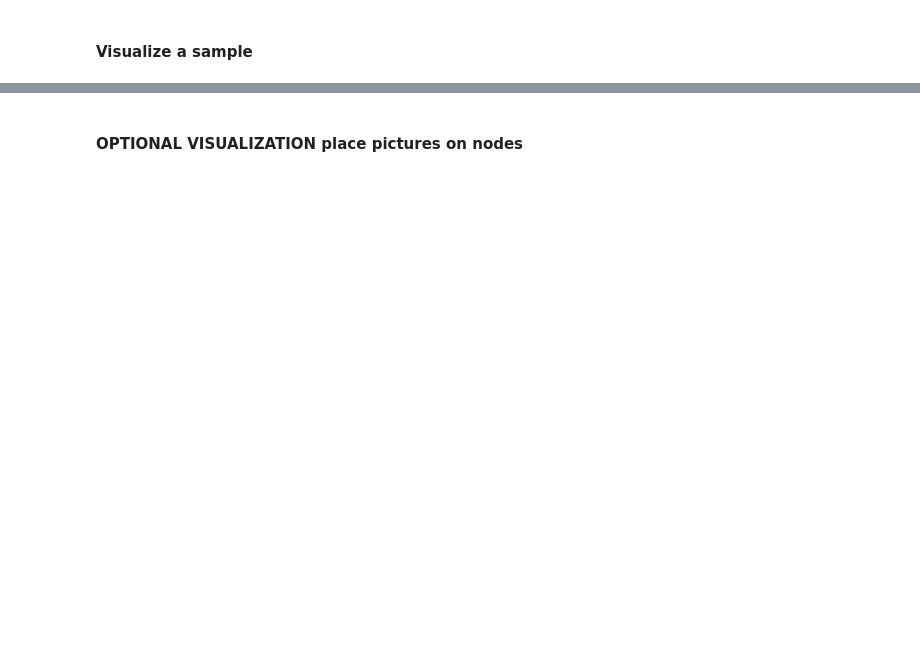
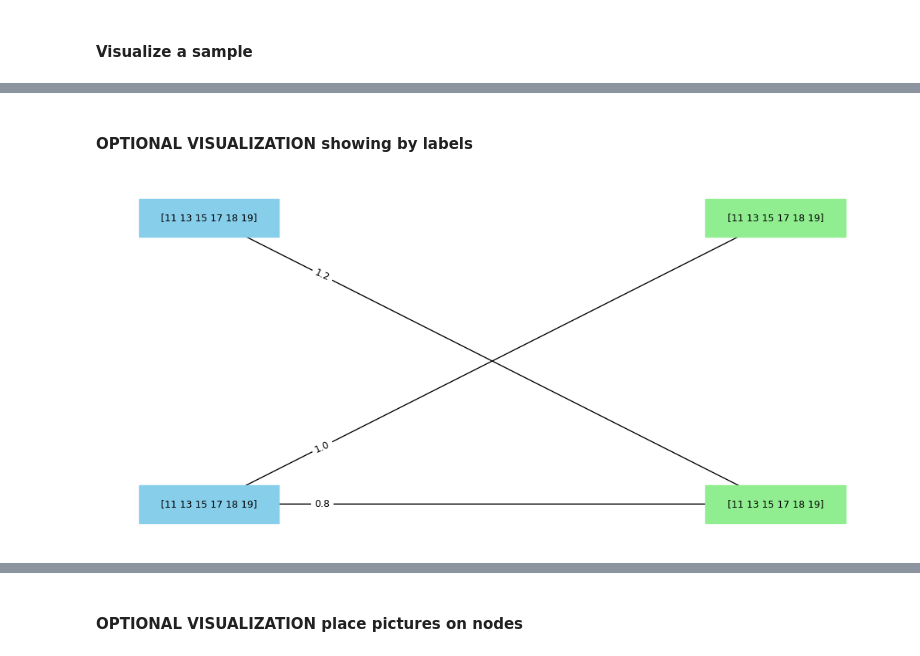
Before and after one commit to gaggioaxel/OoM-Thesis, a Jupyter notebook: code/src/OoM.ipynb, the cells around one changed output, grey strips where cells are left out. Drawn from its saved outputs; the diff is of its cells as text; code cells hidden in the pictures; blank space fills up the shorter version.

```diff
--- a/code/src/OoM.ipynb
+++ b/code/src/OoM.ipynb
@@ -746,0 +828,55 @@ relabeled 3 -> 3
+# %% [markdown]
+#### OPTIONAL VISUALIZATION showing by labels
+# %%
+import networkx as nx
+import matplotlib.pyplot as plt
+import numpy as np
+
+# Assuming you have a dictionary of edges with weights like this (node1 -> {node3: {'weight': 1.2}}):
+edges_dict_with_weights = {
+    'node1': {'node3': {'weight': 1.2}},
+    'node2': {'node3': {'weight': 0.8}, 'node4': {'weight': 1.0}}
+}
+
+# Create the graph directly from the dictionary of edges with weights
+G = nx.from_dict_of_dicts(edges_dict_with_weights,create_using=nx.DiGraph)
+
+# Create bipartite layout
+left_nodes = ['node1', 'node2']
+right_nodes = ['node3', 'node4']
+
+example = np.array([11, 13, 15, 17,18,19])
+matching = nx.algorithms.bipartite.minimum_weight_full_matching(G, left_nodes, 'weight')
+pos = nx.bipartite_layout(G, left_nodes)
+
+# Extract the weights of edges to use for edge labels (optional)
+edge_labels = nx.get_edge_attributes(G, 'weight')
+
+# Set node colors
+node_colors = ['skyblue' if node in left_nodes else 'lightgreen' for node in G.nodes]
+
+# Draw the bipartite graph using Matplotlib
+plt.figure(figsize=(13, 6))
+
+# Draw edges
+nx.draw_networkx_edges(G, pos, width=1, alpha=1)  # Set alpha to 1 for non-transparent edges
+nx.draw_networkx_edge_labels(G,pos,nx.get_edge_attributes(G, 'weight'),label_pos=0.8,font_size=9)
+# Draw nodes as rectangular patches proportional to the label size
+for node, color in zip(G.nodes, node_colors):
+    x, y = pos[node]
+    label_size = len(str(example)) * 0.013  # Adjust this factor as needed
+    width = label_size
+    height = 0.1
+    plt.fill([x - width, x + width, x + width, x - width], [y - height, y - height, y + height, y + height], color=color)
+    plt.text(x, y, example, ha='center', va='center', color='black', fontsize=9)
+
+# Add edge labels
+for (u, v), label in edge_labels.items():
+    x = (pos[u][0] + pos[v][0]) / 2 - 0.4
+    y = (pos[u][1] + pos[v][1]) / 2
+    #plt.text(x, y, str(label), ha='center', va='center', fontweight='bold', fontsize=9)
+
+plt.axis('off')
+plt.show()
+# %% [output]
+[figure, added]
```
Also changed, not shown: parts of 33 cells of this notebook.
